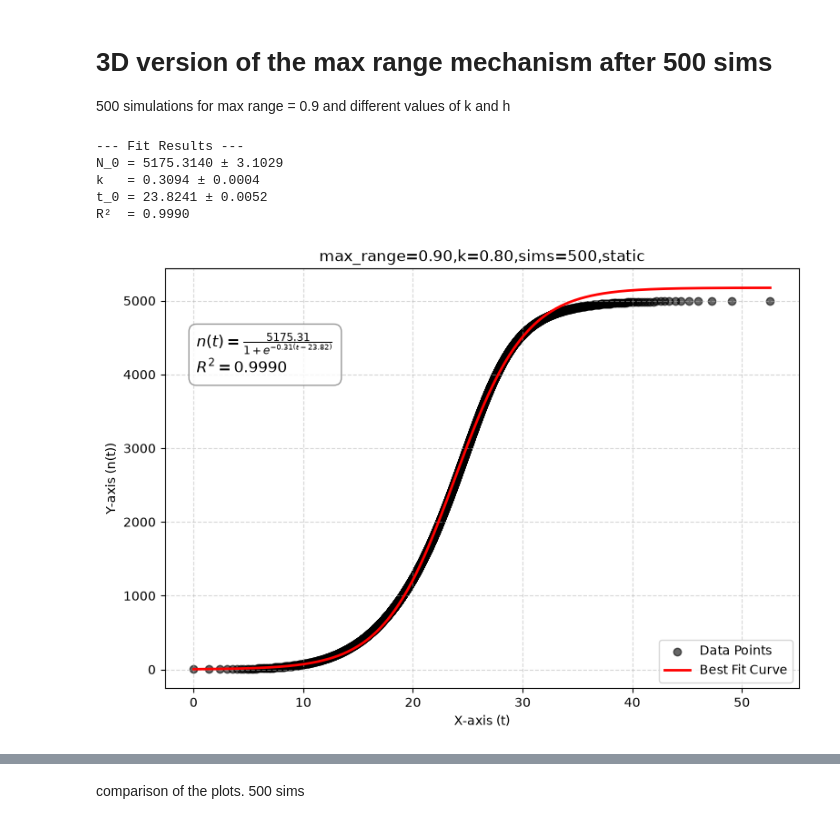
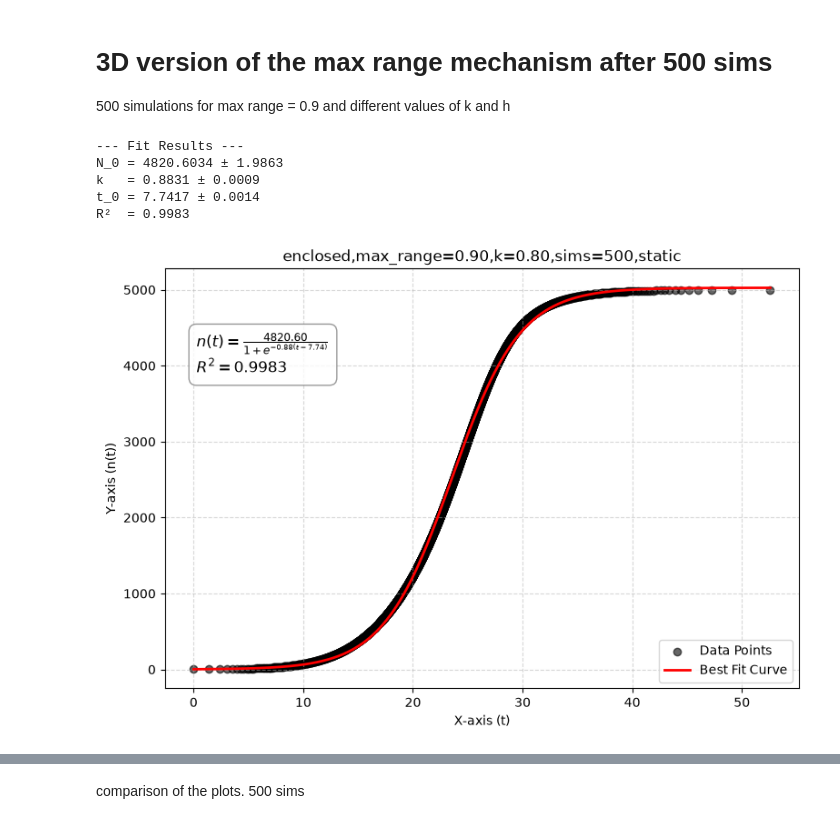
Before and after one commit to xyJohnxy/percolation-, a Jupyter notebook: best_fit_curves.ipynb, the cells around one changed output, grey strips where cells are left out. Saved outputs shown, nothing was run; the diff lists cells and outputs as text; code cells hidden in the pictures.

```diff
--- a/best_fit_curves.ipynb
+++ b/best_fit_curves.ipynb
@@ -395,23 +394,35 @@ def logistic_model(t, N_0, k, t_0):
     return N_0 / (1 + np.exp(-k * (t - t_0)))
 
 # 2. Load data from the .dat file
-data = np.loadtxt("average_n_vs_t,sims=500,k=0.80,H=0.02.dat")
+data = np.loadtxt("enclosed_average_n_vs_t,sims=500,k=0.80,H=0.02.dat")
 
 # Extract columns (First column is y-axis, second column is x-axis)
 y_data = data[:, 0]
 t_data = data[:, 1]  # x-axis represents independent variable 't'
 
+mask = ~np.isnan(t_data)
+
+y_data = y_data[mask]
+t_data = t_data[mask]
+
 # 3. Provide initial guesses for the parameters [N_0, k, t_0]
 initial_guesses = [max(y_data), 1.0, np.median(t_data)]
 
-# 4. Perform the curve fit
+# --- FIX: Calculate density-based weights ---
+# Count how many points fall into each region along the x-axis
+counts, bin_edges = np.histogram(t_data, bins='auto')
+bin_indices = np.searchsorted(bin_edges, t_data) - 1
+bin_indices = np.clip(bin_indices, 0, len(counts) - 1)
+
+# If a bin has N points, each point gets a sigma of sqrt(N)
+# This ensures the total weight of any given X-region is perfectly balanced
+sigma_weights = np.sqrt(counts[bin_indices])
+
+# 4. Perform the curve fit with the density correction
 popt, pcov = curve_fit(
-    logistic_model, t_data, y_data, p0=initial_guesses, maxfev=10000
+    logistic_model, t_data, y_data, p0=initial_guesses, sigma=sigma_weights, maxfev=10000
 )
 
-# Extract optimized parameters
-N_0_opt, k_opt, t_0_opt = popt
-perr = np.sqrt(np.diag(pcov))  # Standard deviations of the parameters
 
 # 5. Calculate R^2 (Coefficient of Determination)
 y_pred = logistic_model(t_data, *popt)
@@ -437,36 +448,36 @@ plt.plot(t_fit, y_fit, color="red", linewidth=2, label="Best Fit Curve")
 
 # --- NEW: 9. Display the specific fitted equation directly on the screen ---
 # Constructing a clean LaTeX string using your numerical results
 equation_text = (
     f"$n(t) = \\frac{{{N_0_opt:.2f}}}{{1 + e^{{-{k_opt:.2f}(t - {t_0_opt:.2f})}}}}$\n"
     f"$R^2 = {r_squared:.4f}$"
 )
 
 # Place the text box on the plot.
 # transform=plt.gca().transAxes anchors coordinates to the axis frame (0 to 1)
 # so it stays safely in the upper-left quadrant regardless of your raw data scale.
 plt.text(
     0.05, 0.85,
     equation_text,
     transform=plt.gca().transAxes,
     fontsize=12,
     verticalalignment='top',
     bbox=dict(boxstyle="round,pad=0.5", facecolor="white", edgecolor="gray", alpha=0.8)
 )
 
 # Formatting the plot
 plt.xlabel("X-axis (t)")
 plt.ylabel("Y-axis (n(t))")
-plt.title("max_range=0.90,k=0.80,sims=500,static")
+plt.title("enclosed,max_range=0.90,k=0.80,sims=500,static")
 plt.legend(loc="lower right")
 plt.grid(True, linestyle="--", alpha=0.5)
 
 # Show the plot
 plt.show()
 # %% [output]
 --- Fit Results ---
-N_0 = 5175.3140 ± 3.1029
-k   = 0.3094 ± 0.0004
-t_0 = 23.8241 ± 0.0052
-R²  = 0.9990
+N_0 = 4820.6034 ± 1.9863
+k   = 0.8831 ± 0.0009
+t_0 = 7.7417 ± 0.0014
+R²  = 0.9983
-[figure, old version]
+[figure, new version]
```
Also changed, not shown: parts of 18 cells of this notebook, 22 other files.
